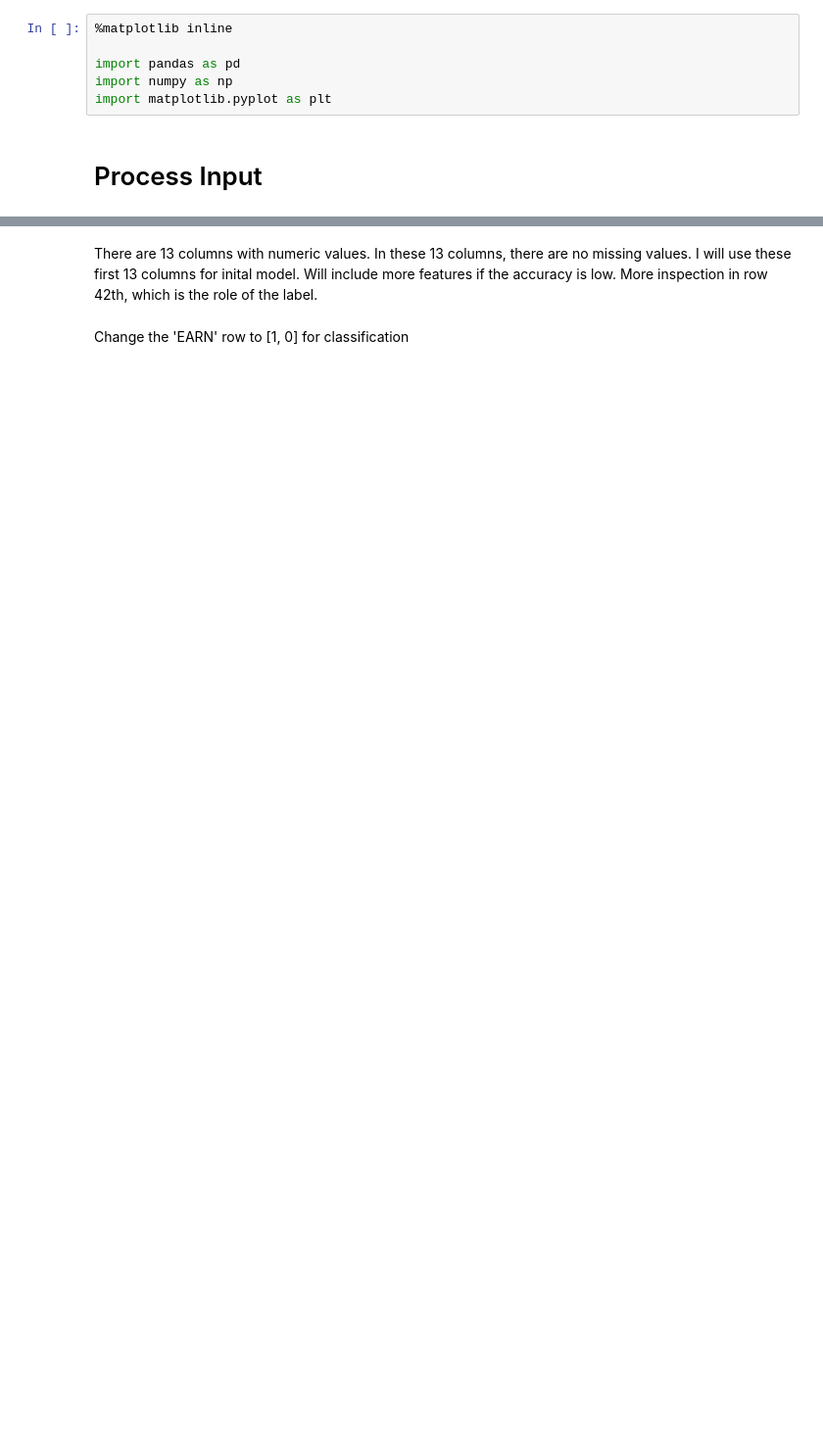
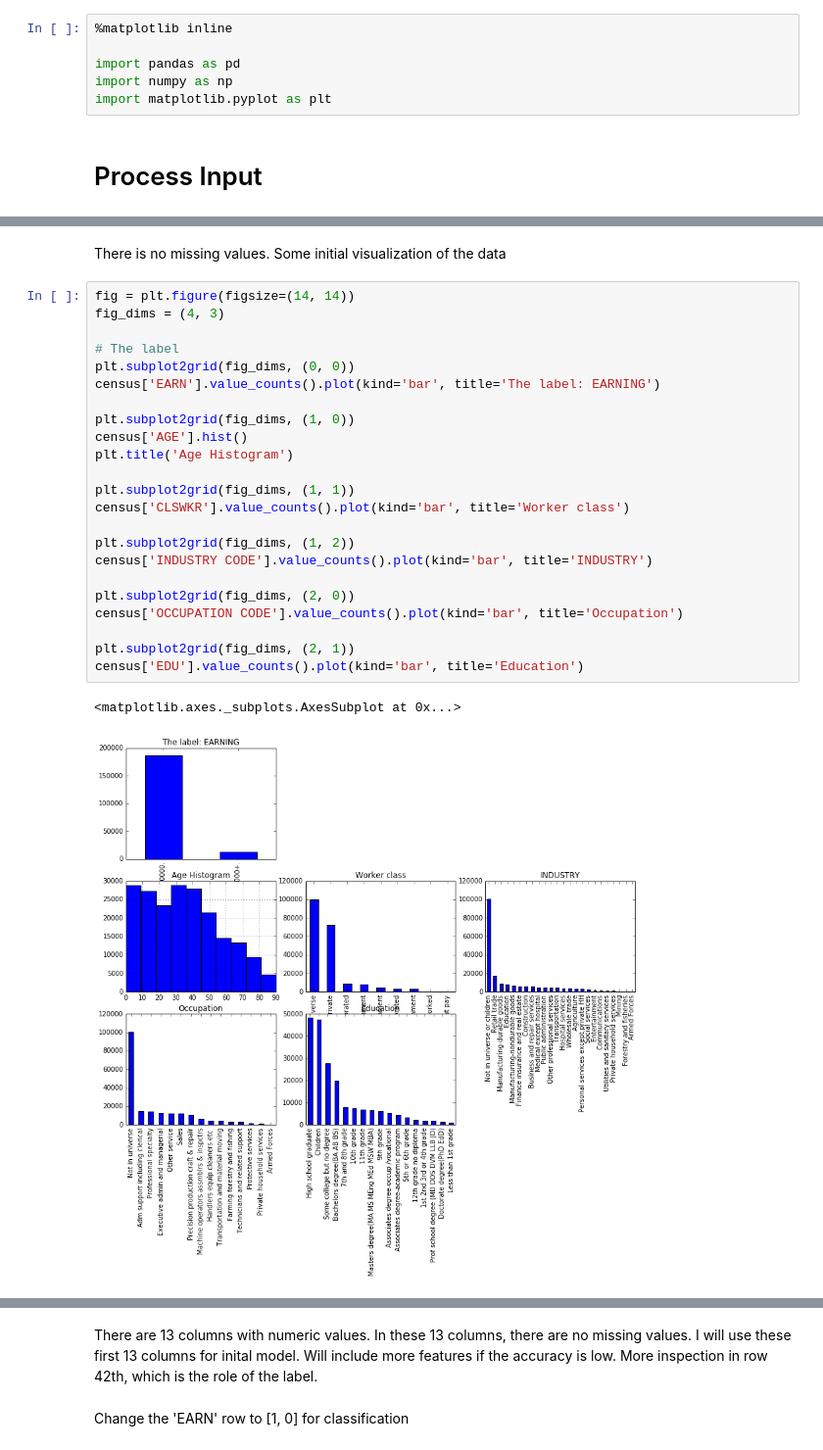
Before and after one commit to thanhluan001/Dataiku_Test, a Jupyter notebook: USCensus.ipynb, the cells around one changed output, grey strips where cells are left out. Shown: that part at 98% size. Saved outputs shown, nothing was run; the diff lists cells and outputs as text; blank space fills up the shorter version.

```diff
--- a/USCensus.ipynb
+++ b/USCensus.ipynb
@@ -53,0 +54,28 @@ census.describe()
+# %% [markdown]
+There is no missing values. Some initial visualization of the data
+# %%
+fig = plt.figure(figsize=(14, 14))
+fig_dims = (4, 3)
+
+# The label
+plt.subplot2grid(fig_dims, (0, 0))
+census['EARN'].value_counts().plot(kind='bar', title='The label: EARNING')
+
+plt.subplot2grid(fig_dims, (1, 0))
+census['AGE'].hist()
+plt.title('Age Histogram')
+
+plt.subplot2grid(fig_dims, (1, 1))
+census['CLSWKR'].value_counts().plot(kind='bar', title='Worker class')
+
+plt.subplot2grid(fig_dims, (1, 2))
+census['INDUSTRY CODE'].value_counts().plot(kind='bar', title='INDUSTRY')
+
+plt.subplot2grid(fig_dims, (2, 0))
+census['OCCUPATION CODE'].value_counts().plot(kind='bar', title='Occupation')
+
+plt.subplot2grid(fig_dims, (2, 1))
+census['EDU'].value_counts().plot(kind='bar', title='Education')
+# %% [output]
+<matplotlib.axes._subplots.AxesSubplot at 0x...>
+[figure, added]
```
Also changed, not shown: parts of 20 cells of this notebook.
